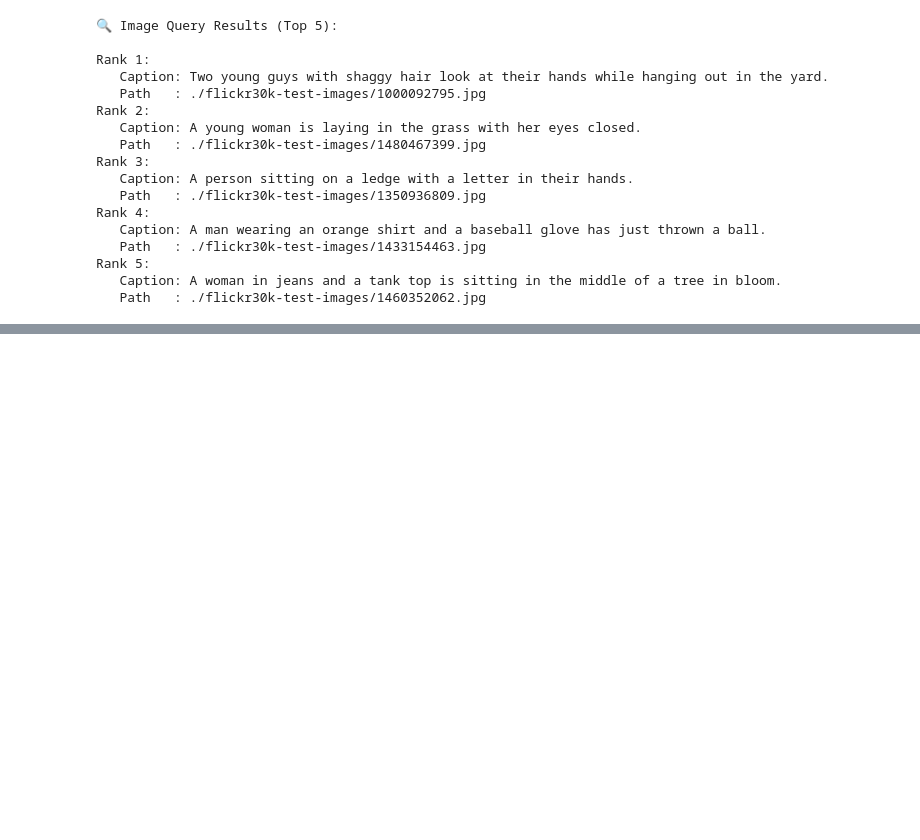
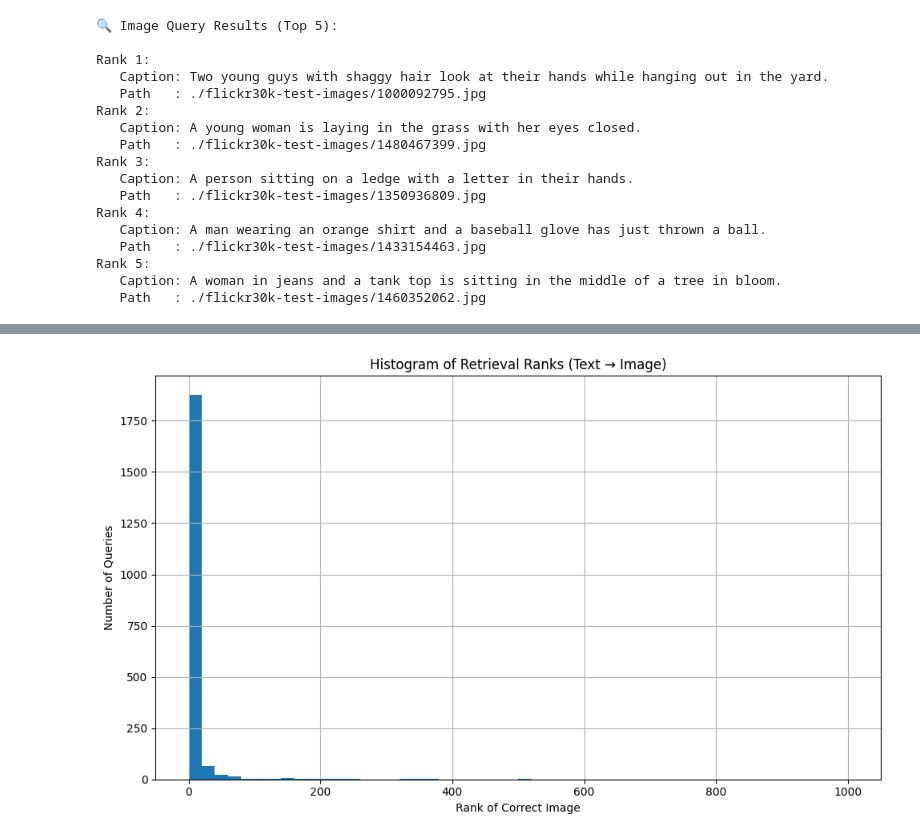
Before and after one commit to AB-at-UCR/SensAISearch, a Jupyter notebook: notebooks/data_exploration.ipynb, the cells around one changed output, grey strips where cells are left out. Saved outputs shown, nothing was run; the diff lists cells and outputs as text; code cells hidden in the pictures; blank space fills up the shorter version.

```diff
--- a/notebooks/data_exploration.ipynb
+++ b/notebooks/data_exploration.ipynb
@@ -474,0 +569,21 @@ Rank 5:
+# %%
+def get_ranks(text_embeddings, index):
+    _, I = index.search(text_embeddings, index.ntotal)
+    ranks = []
+    for i, retrieved in enumerate(I):
+        correct_rank = np.where(retrieved == i)[0]
+        ranks.append(correct_rank[0] if len(correct_rank) > 0 else index.ntotal)
+    return ranks
+
+ranks = get_ranks(text_embeddings, index)
+
+plt.figure(figsize=(10, 6))
+plt.hist(ranks, bins=50, range=(0, min(index.ntotal, 1000)))
+plt.title("Histogram of Retrieval Ranks (Text → Image)")
+plt.xlabel("Rank of Correct Image")
+plt.ylabel("Number of Queries")
+plt.grid(True)
+plt.tight_layout()
+plt.show()
+# %% [output]
+[figure, added]
```
Also changed, not shown: parts of 24 cells of this notebook.
